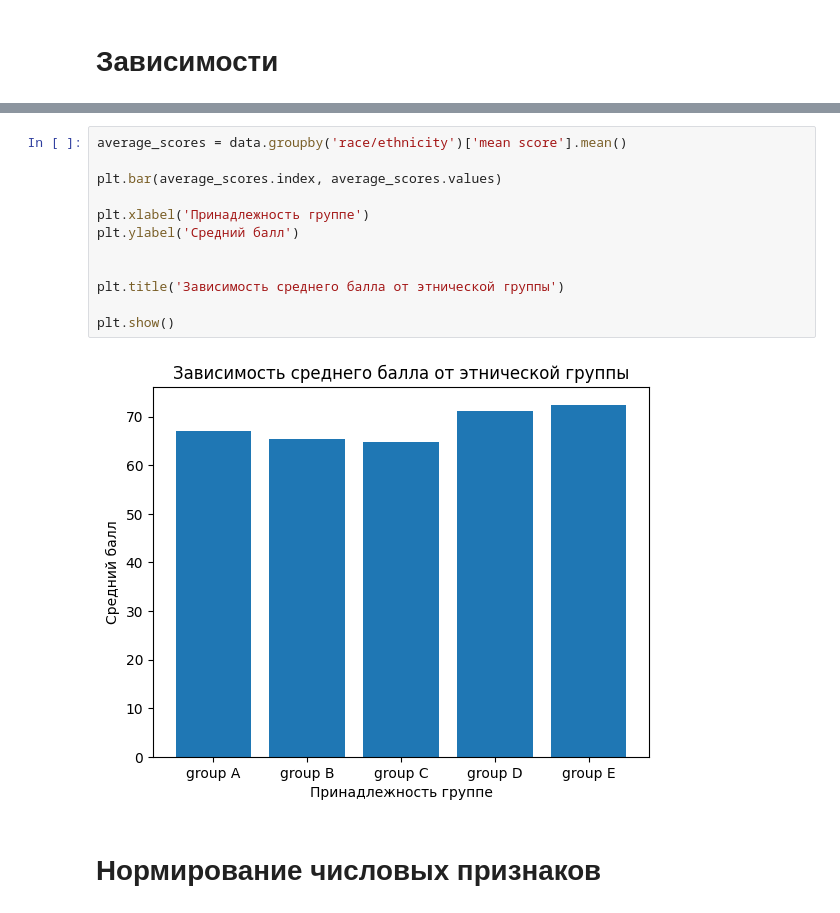
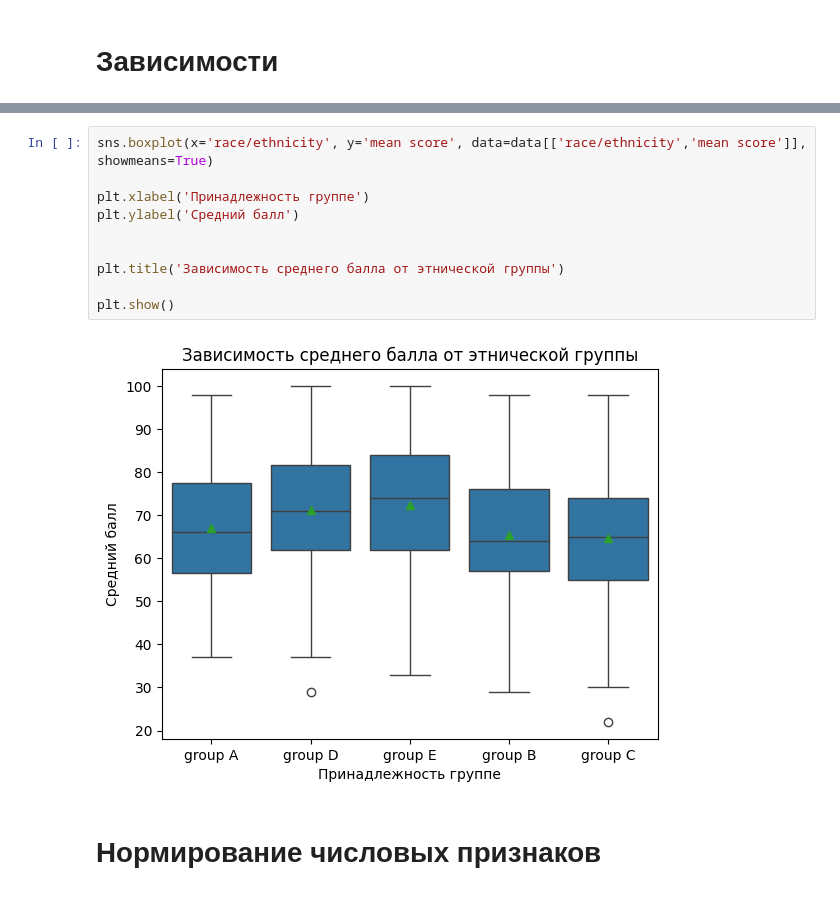
Before and after one commit to yulya11/introduction_to_ai, a Jupyter notebook: 03_lab_ml_intro.ipynb, the cells around one changed output, grey strips where cells are left out. Saved outputs shown, nothing was run; the diff lists cells and outputs as text.

```diff
--- a/03_lab_ml_intro.ipynb
+++ b/03_lab_ml_intro.ipynb
@@ -256,17 +275,15 @@ plt.show()
 # %%
-average_scores = data.groupby('race/ethnicity')['mean score'].mean()
-
-plt.bar(average_scores.index, average_scores.values)
+sns.boxplot(x='race/ethnicity', y='mean score', data=data[['race/ethnicity','mean score']], showmeans=True)
 
 plt.xlabel('Принадлежность группе')
 plt.ylabel('Средний балл')
 
 
 plt.title('Зависимость среднего балла от этнической группы')
 
 plt.show()
 # %% [output]
-[figure, old version]
+[figure, new version]
 # %% [markdown]
 # Нормирование числовых признаков
 # %%
```
Also changed, not shown: parts of 6 cells of this notebook.
